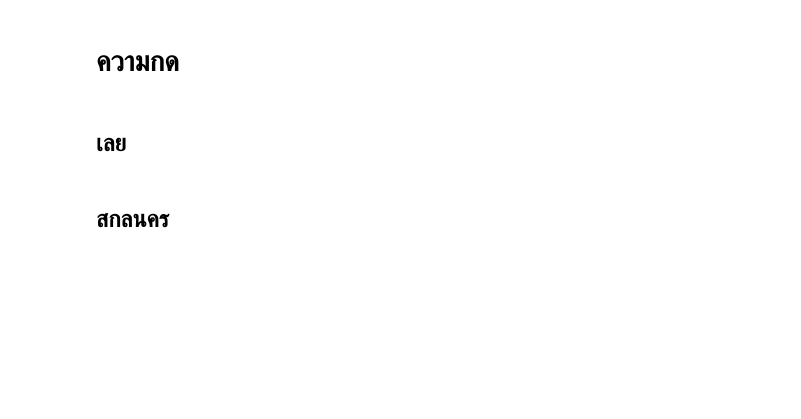
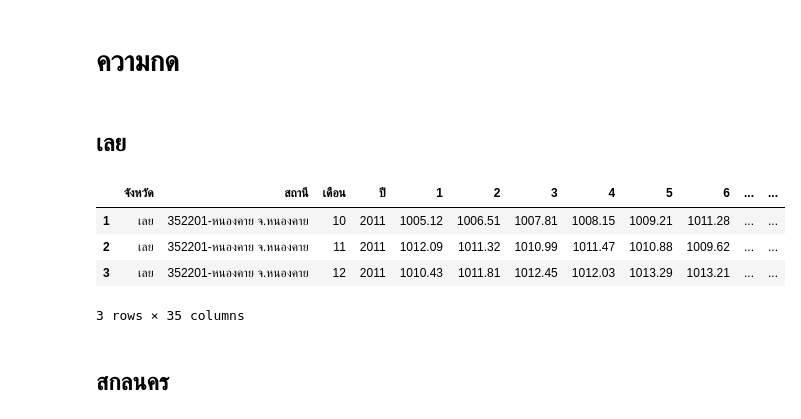
Before and after one commit to jirapat-tho/BasicProg_DataViz65, a Jupyter notebook: Group_Quiz.ipynb, the cells around one changed output. Drawn from its saved outputs; the diff is of its cells as text; code cells hidden in the pictures; blank space fills up the shorter version.

```diff
--- a/Group_Quiz.ipynb
+++ b/Group_Quiz.ipynb
@@ -14,10 +14,17 @@ import pandas as pd
 # %%
 pressure_lei = pd.read_excel('/content/drive/MyDrive/bsc_DPDM_data/อุตุ/ความกด(เปอร์เซ็นต์)/จ.เลย.xlsx',skiprows=3).drop(0, axis=0)
 pressure_lei.columns.values[3:34] =['1','2','3','4','5','6','7','8','9','10','11','12','13','14','15','16','17','18','19','20','21','22','23','24','25','26','27','28','29','30','31']
 pressure_lei['จังหวัด'] = 'เลย'
 pressure_lei['เดือน'] =pressure_lei['เดือน/ปี'].dt.month
 pressure_lei['ปี'] = pressure_lei['เดือน/ปี'].dt.year
 pres_lei = pressure_lei[['จังหวัด','สถานี','เดือน','ปี','1','2','3','4','5','6','7','8','9','10','11','12','13','14','15','16','17','18','19','20','21','22','23','24','25','26','27','28','29','30','31']]
+pres_lei.head(3)
+# %% [output]
+|  | จังหวัด | สถานี | เดือน | ปี | 1 | 2 | 3 | 4 | 5 | 6 | ... | ... |
+| 1 | เลย | 352201-หนองคาย จ.หนองคาย | 10 | 2011 | 1005.12 | 1006.51 | 1007.81 | 1008.15 | 1009.21 | 1011.28 | ... | ... |
+| 2 | เลย | 352201-หนองคาย จ.หนองคาย | 11 | 2011 | 1012.09 | 1011.32 | 1010.99 | 1011.47 | 1010.88 | 1009.62 | ... | ... |
+| 3 | เลย | 352201-หนองคาย จ.หนองคาย | 12 | 2011 | 1010.43 | 1011.81 | 1012.45 | 1012.03 | 1013.29 | 1013.21 | ... | ... |
+3 rows × 35 columns
 # %% [markdown]
 ## สกลนคร
 # %%
```
